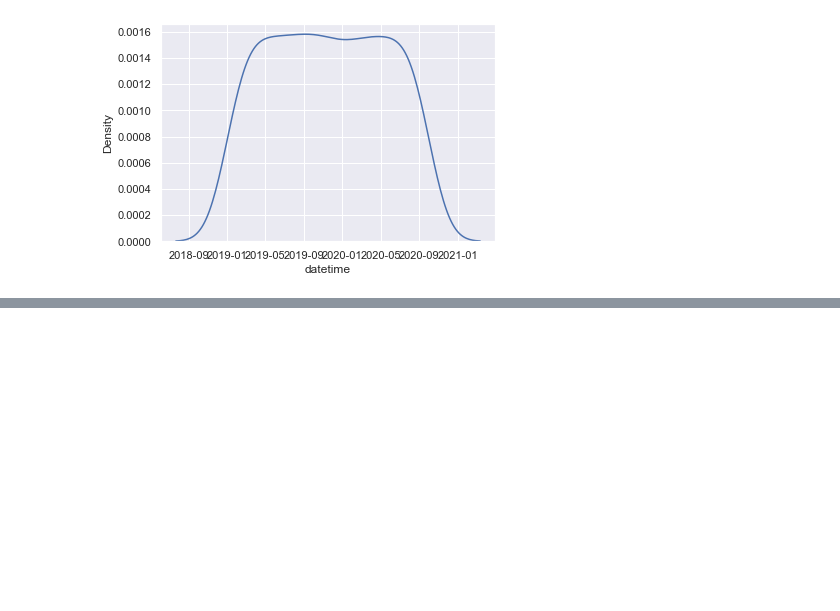
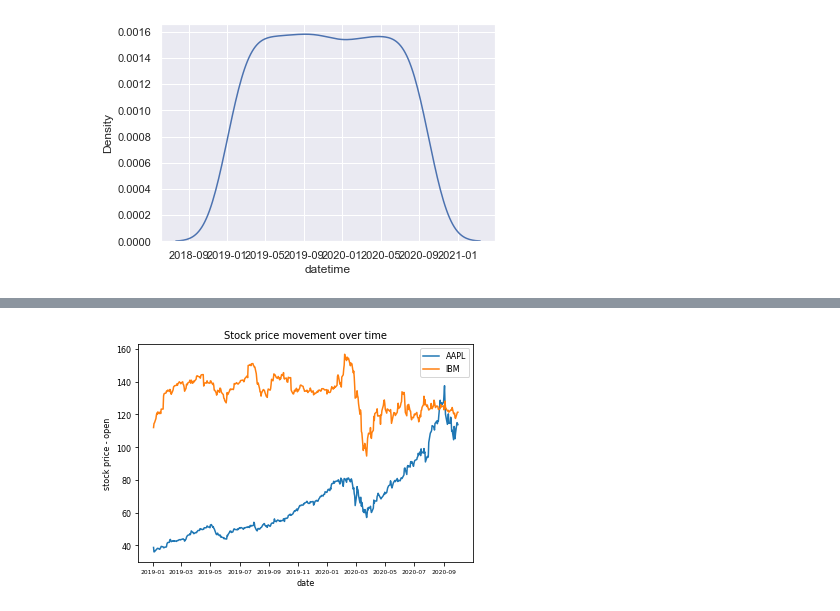
Before and after one commit to veronikahalamkova/da_projekt, a Jupyter notebook: exp.ipynb, the cells around one changed output, grey strips where cells are left out. Saved outputs shown, nothing was run; the diff lists cells and outputs as text; code cells hidden in the pictures; blank space fills up the shorter version.

```diff
--- a/exp.ipynb
+++ b/exp.ipynb
@@ -135,0 +266,23 @@ sns.kdeplot(x="datetime", data = df)
+# %%
+SMALL_SIZE = 6
+MEDIUM_SIZE = 8
+BIGGER_SIZE = 10
+
+plt.rc('font', size=MEDIUM_SIZE)          # controls default text sizes
+plt.rc('axes', titlesize=BIGGER_SIZE)     # fontsize of the axes title
+plt.rc('axes', labelsize=MEDIUM_SIZE)    # fontsize of the x and y labels
+plt.rc('xtick', labelsize=SMALL_SIZE)    # fontsize of the tick labels
+plt.rc('ytick', labelsize=MEDIUM_SIZE)    # fontsize of the tick labels
+plt.rc('legend', fontsize=MEDIUM_SIZE)    # legend fontsize
+plt.rc('figure', titlesize=BIGGER_SIZE)
+# %%
+
+plt.plot("datetime", "open", label = f"{}", data = series)
+plt.plot("datetime", "open", label = "IBM", data = series)
+plt.xlabel('date')
+plt.ylabel('stock price - open')
+plt.title('Stock price movement over time')
+plt.legend()
+plt.show()
+# %% [output]
+[figure, added]
```
Also changed, not shown: parts of 14 cells of this notebook.
